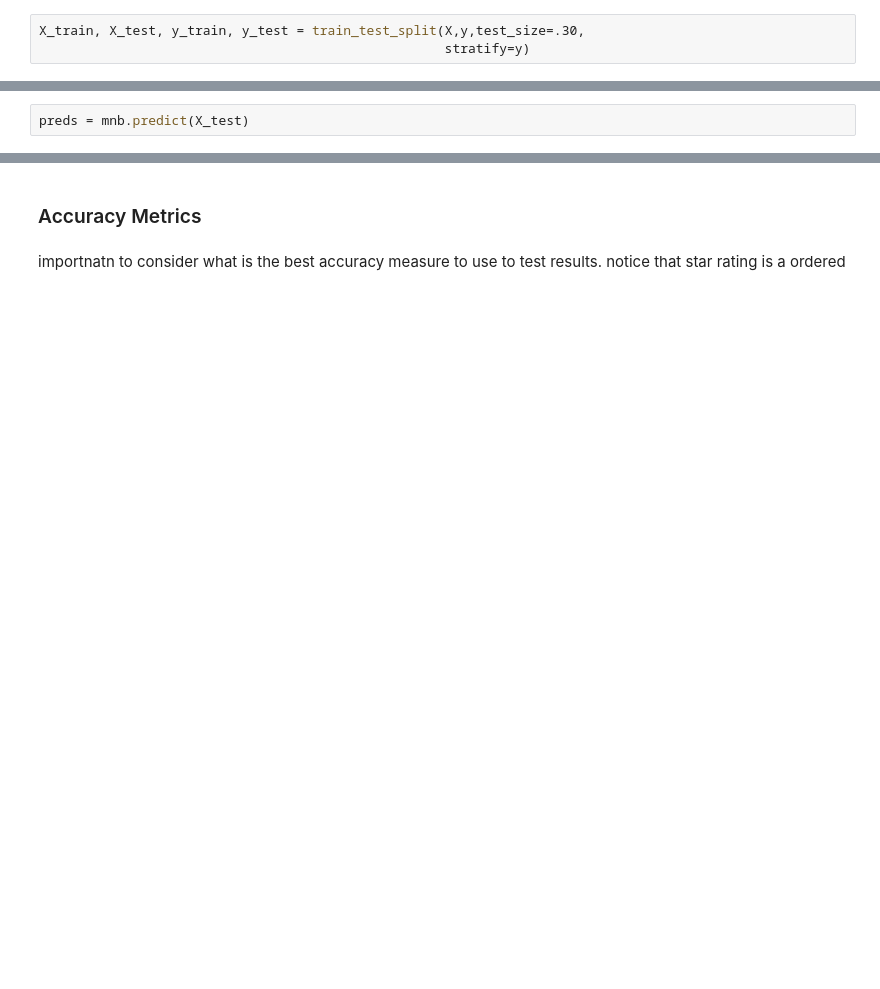
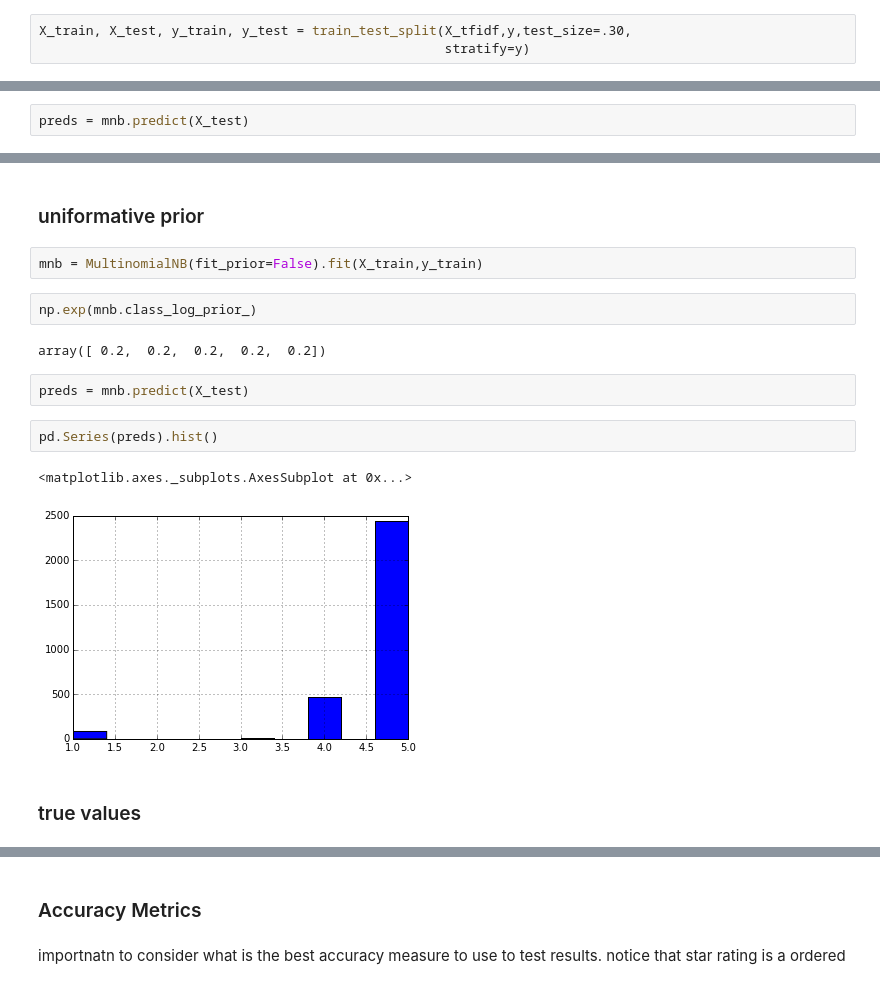
Before and after one commit to jstnstwrt/yelp-data-challenge, a Jupyter notebook: preprocessing.ipynb, the cells around one changed output, grey strips where cells are left out. Cells and saved outputs as stored; diff of their text form; blank space fills up the shorter version.

Commit message:
added checks to test predictions using an informed vs an uniformed model

```diff
--- a/preprocessing.ipynb
+++ b/preprocessing.ipynb
@@ -127,7 +127,7 @@ y = np.array(samp.stars.tolist())
 
 Need to split the dataset into train and test, then use cross val to traing the classifier.
 # %%
-X_train, X_test, y_train, y_test = train_test_split(X,y,test_size=.30,
+X_train, X_test, y_train, y_test = train_test_split(X_tfidf,y,test_size=.30,
                                                     stratify=y)
 # %%
 sss = StratifiedShuffleSplit(y_train, 5, test_size=0.3, random_state=0)
@@ -142,2 +151,19 @@ pd.Series(preds).hist()
+# %% [markdown]
+### uniformative prior
+# %%
+mnb = MultinomialNB(fit_prior=False).fit(X_train,y_train)
+# %%
+np.exp(mnb.class_log_prior_)
+# %% [output]
+array([ 0.2,  0.2,  0.2,  0.2,  0.2])
+# %%
+preds = mnb.predict(X_test)
+# %%
+pd.Series(preds).hist()
+# %% [output]
+<matplotlib.axes._subplots.AxesSubplot at 0x...>
+[figure, added]
+# %% [markdown]
+### true values
 # %%
 pd.Series(y_test).hist()
```
Also changed, not shown: parts of 6 cells of this notebook.
